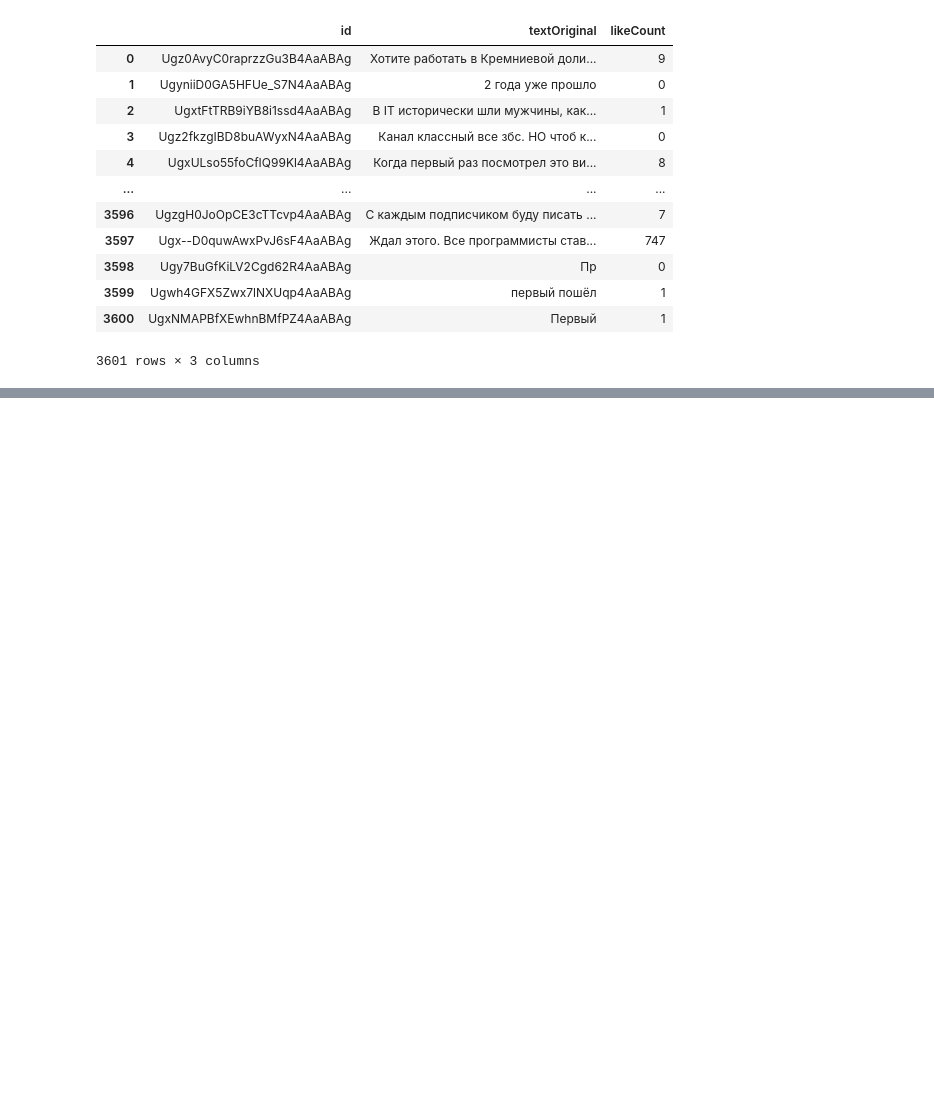
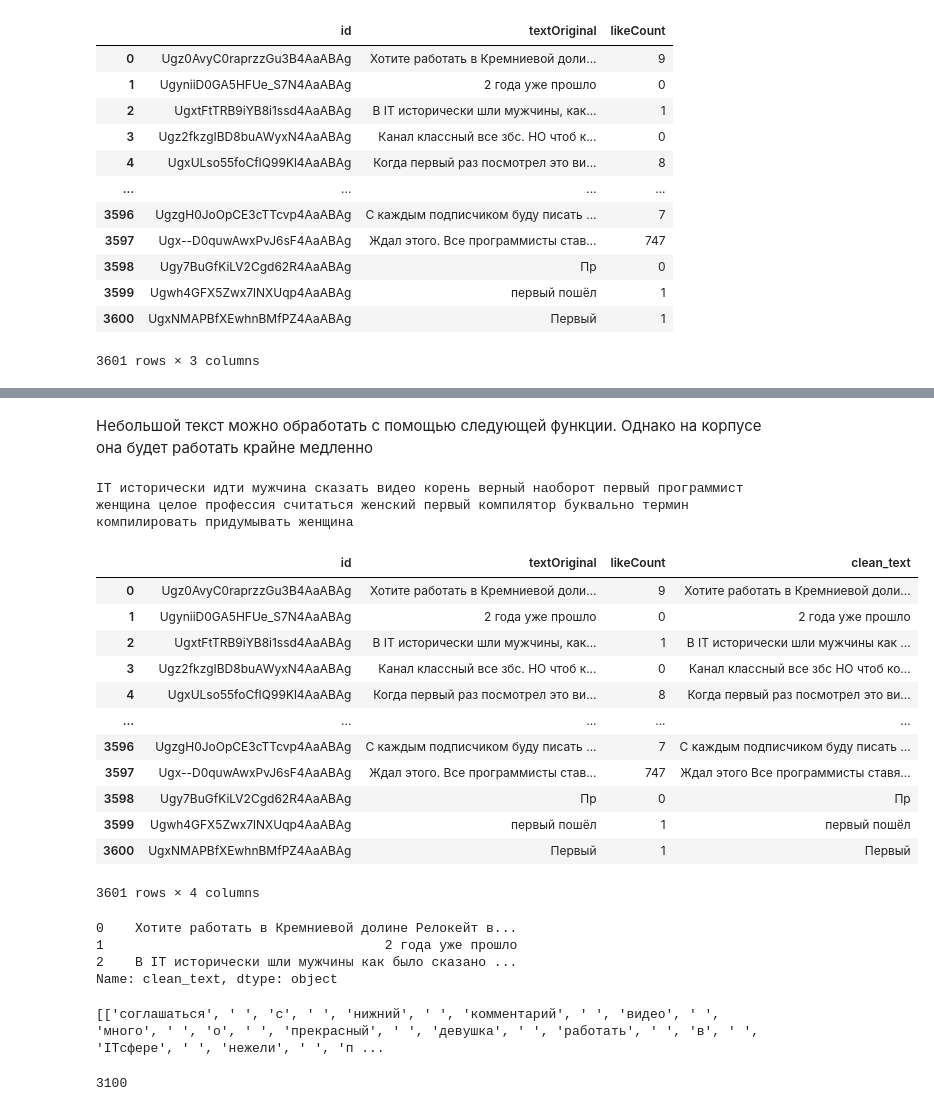
Before and after one commit to ekhavronina/YT_comments, a Jupyter notebook: women_ru.ipynb, the cells around one changed output, grey strips where cells are left out. Drawn from its saved outputs; the diff is of its cells as text; code cells hidden in the pictures; blank space fills up the shorter version.

```diff
--- a/women_ru.ipynb
+++ b/women_ru.ipynb
@@ -97,0 +101,17 @@ IT исторически идти мужчина сказать видео ко
+# %% [markdown]
+Небольшой текст можно обработать с помощью следующей функции. Однако на корпусе она будет работать крайне медленно
+# %%
+#m = Mystem()
+#stop_words = set(stopwords.words('russian'))
+def clean_text(text):
+
+    cleaned_text = re.sub(r'[^\w\s]', '', text)
+    cleaned_text = m.lemmatize(cleaned_text)
+    cleaned_text = [l for l in test_lemmas if (l != '\n' and l.strip() != '')]
+    cleaned_text = [l for l in test_lemmas if l not in stop_words]
+
+    return ' '.join(cleaned_text)
+
+print(clean_text(test))
+# %% [output]
+IT исторически идти мужчина сказать видео корень верный наоборот первый программист женщина целое профессия считаться женский первый компилятор буквально термин компилировать придумывать женщина
@@ -97,0 +120,17 @@ IT исторически идти мужчина сказать видео ко
+# %%
+women_ru['clean_text'] = women_ru['textOriginal'].map(lambda text: re.sub(r'[^\w\s]', '', text))
+display(women_ru)
+# %% [output]
+|  | id | textOriginal | likeCount | clean_text |
+| 0 | Ugz0AvyC0raprzzGu3B4AaABAg | Хотите работать в Кремниевой доли... | 9 | Хотите работать в Кремниевой доли... |
+| 1 | UgyniiD0GA5HFUe_S7N4AaABAg | 2 года уже прошло | 0 | 2 года уже прошло |
+| 2 | UgxtFtTRB9iYB8i1ssd4AaABAg | В IT исторически шли мужчины, как... | 1 | В IT исторически шли мужчины как ... |
+| 3 | Ugz2fkzgIBD8buAWyxN4AaABAg | Канал классный все збс. НО чтоб к... | 0 | Канал классный все збс НО чтоб ко... |
+| 4 | UgxULso55foCfIQ99Kl4AaABAg | Когда первый раз посмотрел это ви... | 8 | Когда первый раз посмотрел это ви... |
+| ... | ... | ... | ... | ... |
+| 3596 | UgzgH0JoOpCE3cTTcvp4AaABAg | С каждым подписчиком буду писать ... | 7 | С каждым подписчиком буду писать ... |
+| 3597 | Ugx--D0quwAwxPvJ6sF4AaABAg | Ждал этого. Все программисты став... | 747 | Ждал этого Все программисты ставя... |
+| 3598 | Ugy7BuGfKiLV2Cgd62R4AaABAg | Пр | 0 | Пр |
+| 3599 | Ugwh4GFX5Zwx7lNXUqp4AaABAg | первый пошёл | 1 | первый пошёл |
+| 3600 | UgxNMAPBfXEwhnBMfPZ4AaABAg | Первый | 1 | Первый |
+3601 rows × 4 columns
@@ -97,0 +139,8 @@ IT исторически идти мужчина сказать видео ко
+# %%
+texts = women_ru['clean_text']
+print(texts[0:3])
+# %% [output]
+0    Хотите работать в Кремниевой долине Релокейт в...
+1                                    2 года уже прошло
+2    В IT исторически шли мужчины как было сказано ...
+Name: clean_text, dtype: object
@@ -97,0 +168,13 @@ IT исторически идти мужчина сказать видео ко
+# %%
+print(processed_texts[7])
+# %% [output]
+[['соглашаться', ' ', 'с', ' ', 'нижний', ' ', 'комментарий', ' ', 'видео', ' ', 'много', ' ', 'о', ' ', 'прекрасный', ' ', 'девушка', ' ', 'работать', ' ', 'в', ' ', 'ITсфере', ' ', 'нежели', ' ', 'п ...
+# %%
+# куда-то пропал 501 комментарий...
+
+lemmas = [t for sublist in processed_texts for t in sublist]
+
+len(texts[texts == ""])
+len(lemmas)
+# %% [output]
+3100
```
Also changed, not shown: parts of 12 cells of this notebook.
